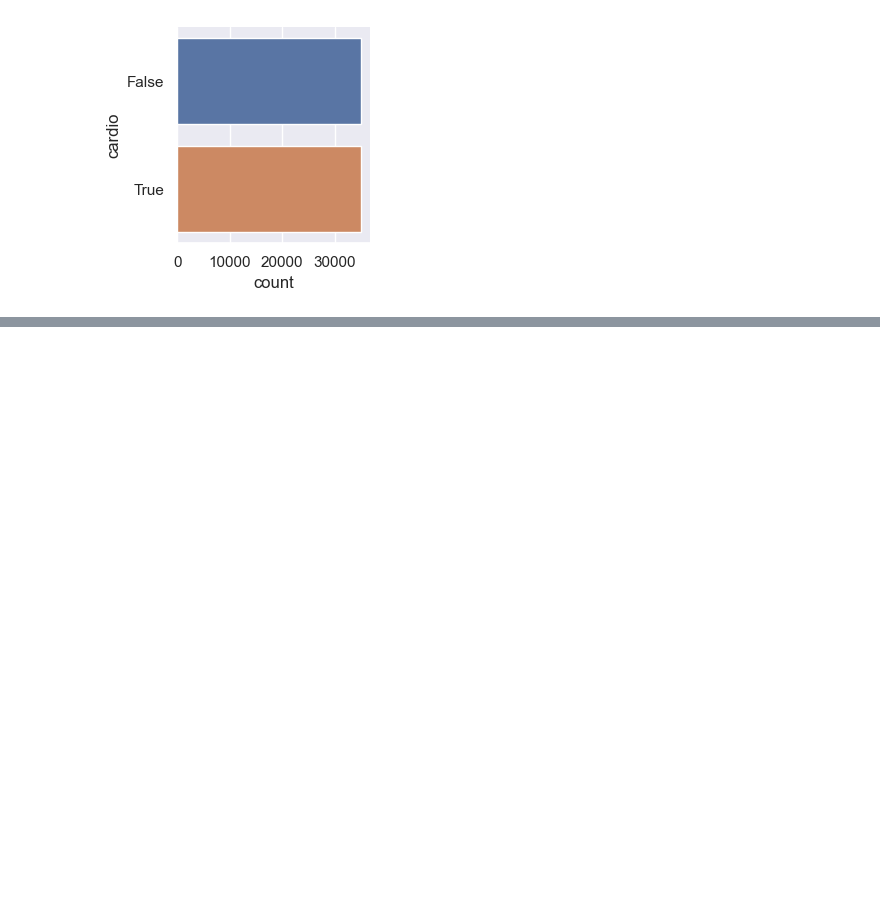
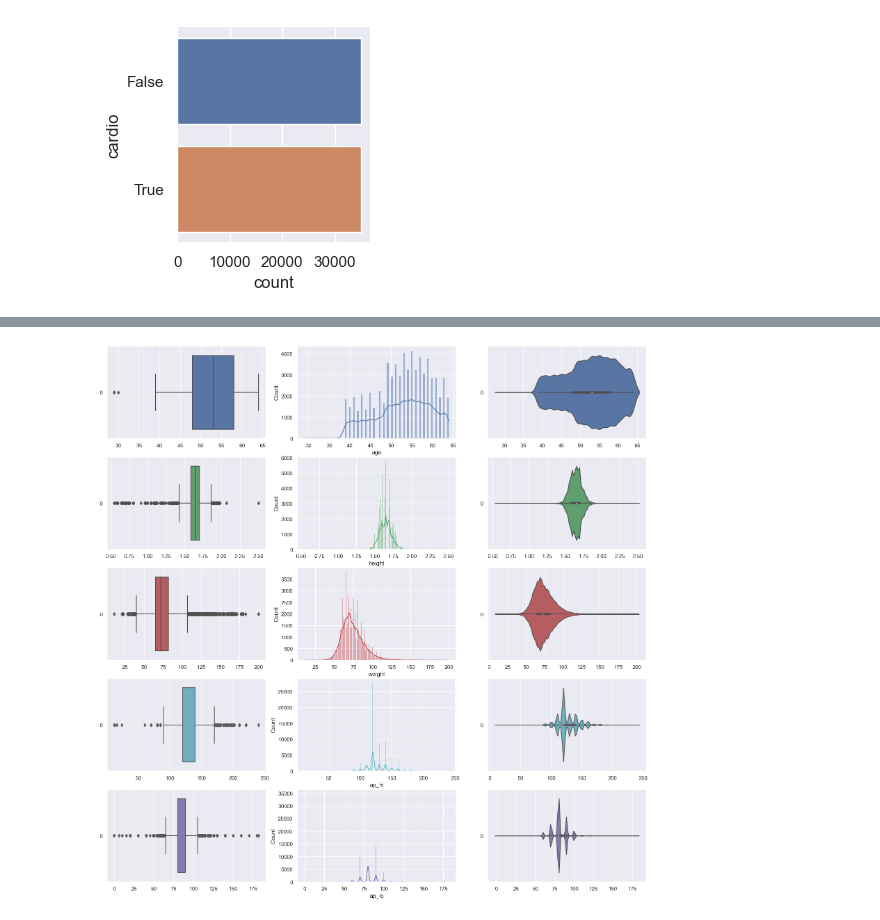
Before and after one commit to Ansh007898/Purojekt, a Jupyter notebook: Extra dataset/second_main.ipynb, the cells around one changed output, grey strips where cells are left out. Saved outputs shown, nothing was run; the diff lists cells and outputs as text; code cells hidden in the pictures; blank space fills up the shorter version.

```diff
--- a/Extra dataset/second_main.ipynb
+++ b/Extra dataset/second_main.ipynb
@@ -262,0 +443,26 @@ for col in binForm:
+# %%
+#remove non-congruent rows
+ap_hi_lo_rng = [0, 360]
+pulse_pressuremax = 100 #if ap_hi is 200, expect ap_lo 100 minimum.
+#we use testdatacopy
+ap_hicurr = testdatacopy['ap_hi'] #get series
+ap_locurr = testdatacopy['ap_lo'] #get series
+L_0 = []
+for i in range(len(ap_hicurr)):
+    i0 = ap_hicurr[i]
+    i1 = ap_locurr[i]
+    #boolean conditions
+    z0 : bool = i1 > i0 #if lo is higher than hi, does not make sense.
+    z1 : bool = (i0 - i1) > pulse_pressuremax #check [hi, lo] differentiation.
+    z2 : bool = i0 < ap_hi_lo_rng[0] #if hi < lower bound
+    z3 : bool = i1 < ap_hi_lo_rng[0] #if lo < lower bound
+    z4 : bool = i0 > ap_hi_lo_rng[1] #if hi > upper
+    z5 : bool = i1 > ap_hi_lo_rng[1] #if lo > upper
+    if(not(z0 or z1 or z2 or z3 or z4 or z5)):
+        L_0.append(i)
+testdataccopy = testdatacopy.iloc[L_0]
+# %%
+#Check if it work or not.
+pullBloodPressureAnomalies("ap_lo", testdataccopy)
+#convert cardio back to binary
+testdataccopy = convertToBin(['cardio'], testdataccopy)
@@ -262,0 +486,4 @@ for col in binForm:
+# %%
+doPlotting(testdataccopy, testdataccopy[num])
+# %% [output]
+[figure, added]
```
Also changed, not shown: parts of 30 cells of this notebook, 1 other file.
